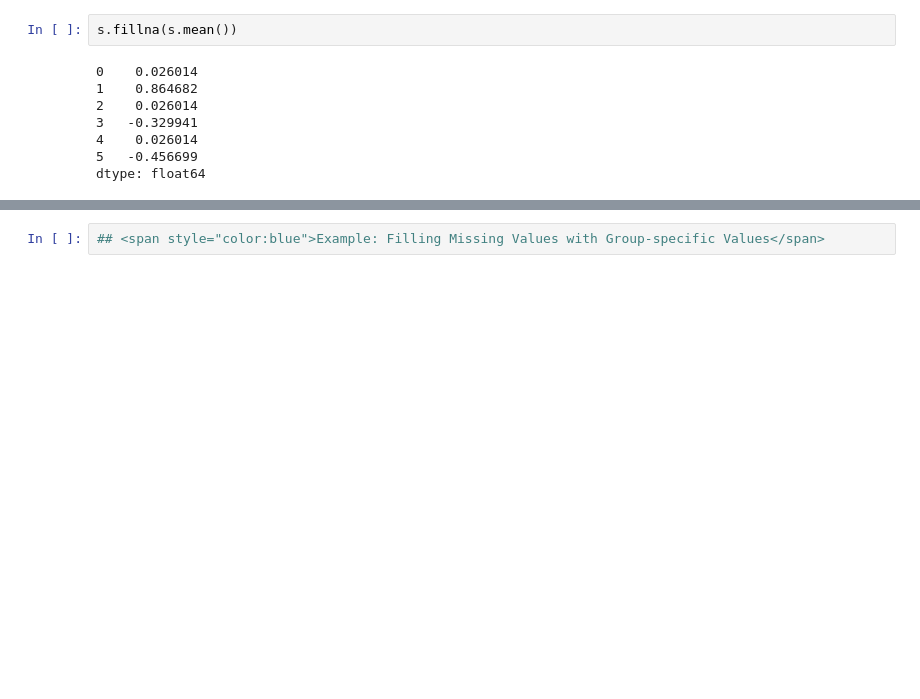
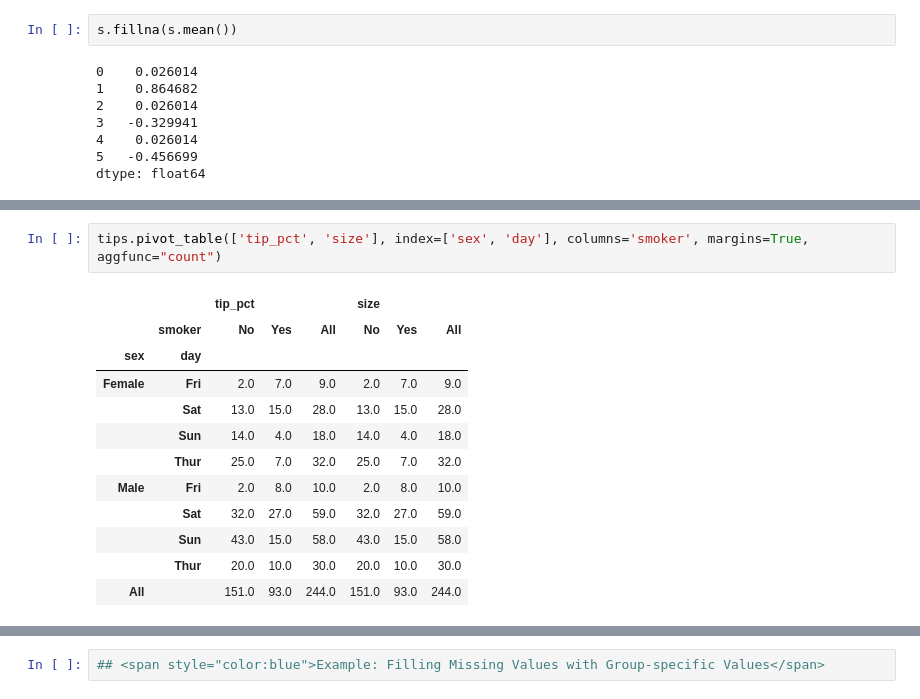
Before and after one commit to NekuSakuraba/p_4_data_analysis, a Jupyter notebook: Chapter 09 - Data Aggregation and Group Operations.ipynb, the cells around one changed output, grey strips where cells are left out. Cells and saved outputs as stored; diff of their text form; blank space fills up the shorter version.

```diff
--- a/Chapter 09 - Data Aggregation and Group Operations.ipynb
+++ b/Chapter 09 - Data Aggregation and Group Operations.ipynb
@@ -684,0 +885,15 @@ dtype: float64
+# %%
+tips.pivot_table(['tip_pct', 'size'], index=['sex', 'day'], columns='smoker', margins=True, aggfunc="count")
+# %% [output]
+|  |  | tip_pct |  |  | size |  |  |
+|  | smoker | No | Yes | All | No | Yes | All |
+| sex | day |  |  |  |  |  |  |
+| Female | Fri | 2.0 | 7.0 | 9.0 | 2.0 | 7.0 | 9.0 |
+|  | Sat | 13.0 | 15.0 | 28.0 | 13.0 | 15.0 | 28.0 |
+|  | Sun | 14.0 | 4.0 | 18.0 | 14.0 | 4.0 | 18.0 |
+|  | Thur | 25.0 | 7.0 | 32.0 | 25.0 | 7.0 | 32.0 |
+| Male | Fri | 2.0 | 8.0 | 10.0 | 2.0 | 8.0 | 10.0 |
+|  | Sat | 32.0 | 27.0 | 59.0 | 32.0 | 27.0 | 59.0 |
+|  | Sun | 43.0 | 15.0 | 58.0 | 43.0 | 15.0 | 58.0 |
+|  | Thur | 20.0 | 10.0 | 30.0 | 20.0 | 10.0 | 30.0 |
+| All |  | 151.0 | 93.0 | 244.0 | 151.0 | 93.0 | 244.0 |
```
Also changed, not shown: parts of 28 cells of this notebook.
